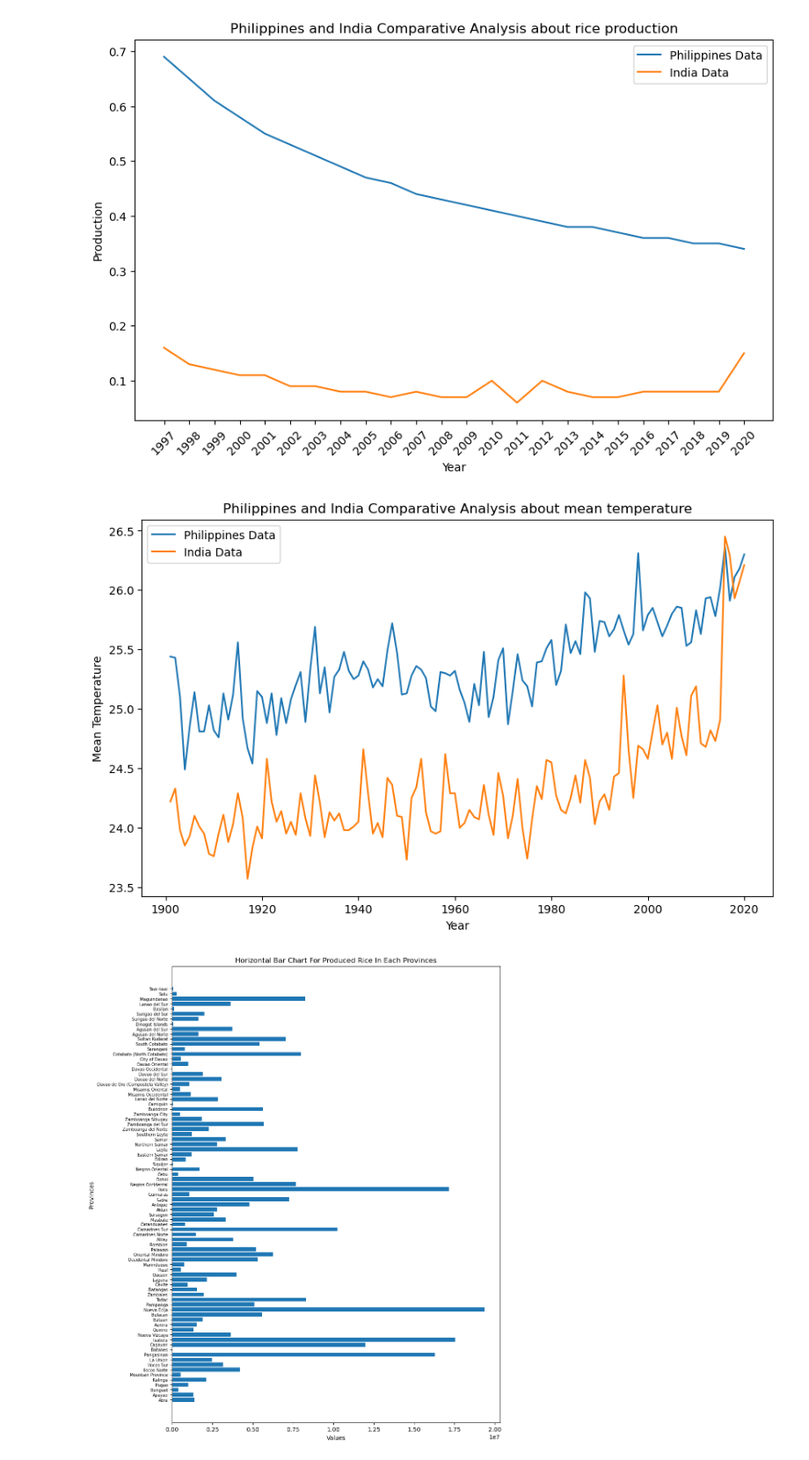
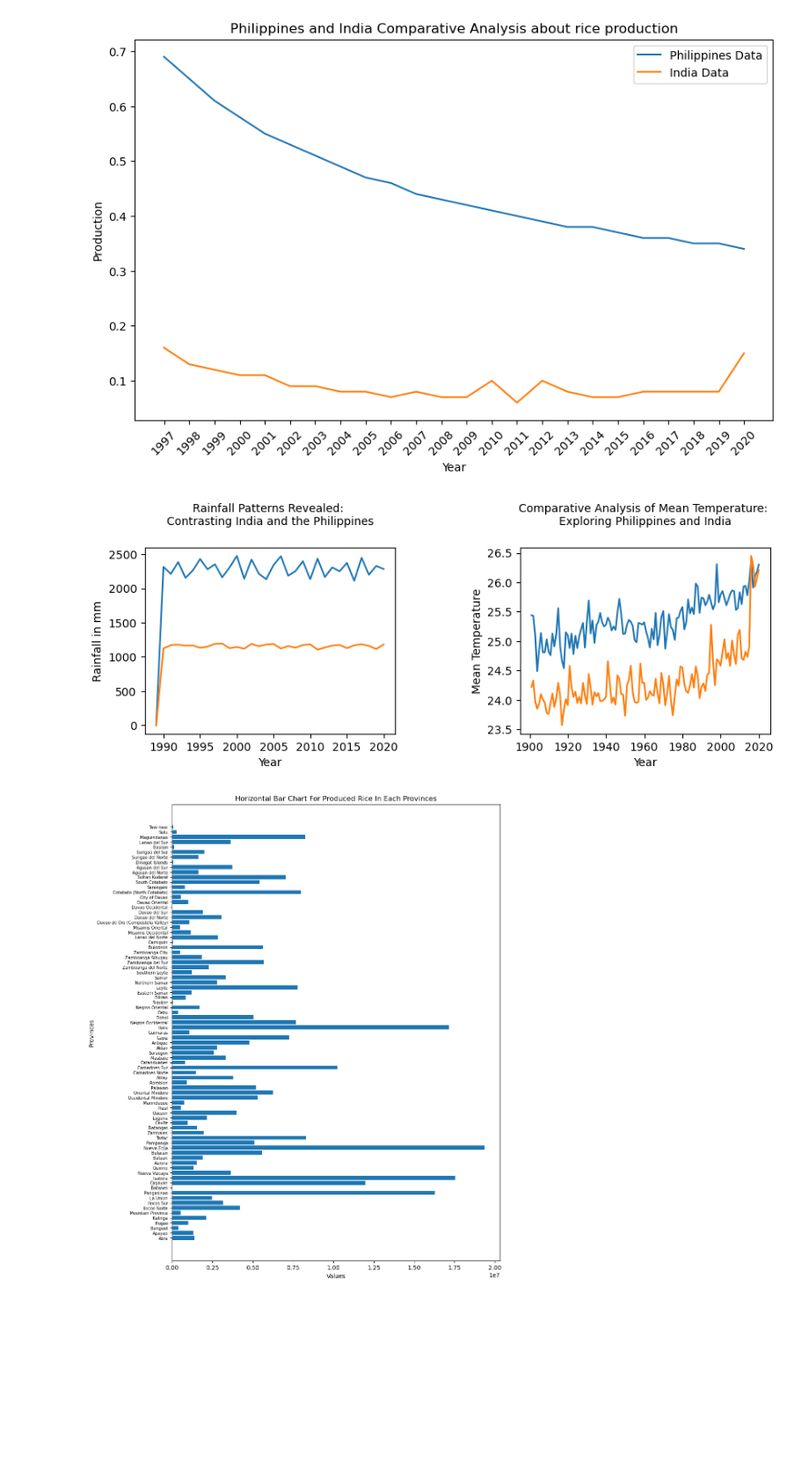
Before and after one commit to arvinmalaluan/002_INPHIRICE, a Jupyter notebook: assets/data-analytics.ipynb, the cells around one changed output. Shown at 88% size. Drawn from its saved outputs; the diff is of its cells as text; code cells hidden in the pictures; blank space fills up the shorter version.

```diff
--- a/assets/data-analytics.ipynb
+++ b/assets/data-analytics.ipynb
@@ -17,7 +17,13 @@ ind_plcyTrds = 'Datasets/'
 ind_riceProd = 'Datasets/'
 ind_soilChrs = 'Datasets/'
 ind_socioEco = 'Datasets/'
-ind_popltion = 'Datasets/ind_population.csv'
+
+
+# General with no country as specific focus
+gen_popltion = 'Datasets/ind_population.csv'
+gen_rainfall = 'Datasets/rainfall_dataset.csv'
+gen_forsLand = 'Datasets/forest_lands_datasets.csv'
+gen_waterAva = 'Datasets/water_availability_datasets.csv'
 
 # Datasets of Philippines
 phi_agriPrac = 'Datasets/phi_AgriculturalPracticesDatasets_verified.csv'
@@ -268,17 +233,0 @@ for in_new_wthr in wthr_year:
-# %%
-#displaying results
-mpl.figure(figsize=(10, 6))
-
-mpl.plot(wthr_year, dta_phi_wthr, label='Philippines Data')
-mpl.plot(wthr_year, dta_ind_wthr, label='India Data')
-
-mpl.xlabel('Year')
-mpl.ylabel('Mean Temperature')
-
-mpl.title('Philippines and India Comparative Analysis about mean temperature')
-
-
-mpl.legend()
-mpl.show()
-# %% [output]
-[figure, removed]
@@ -285,3 +305,33 @@ mpl.show()
+# %%
+# Rainfall Line Chart
+mpl.figure(figsize=(10, 3))
+mpl.subplot(1, 2, 1)
+mpl.plot(yrs_rainData, phi_rainData, label='Philippines Data')
+mpl.plot(yrs_rainData, ind_rainData, label='India Data')
+
+mpl.xlabel('Year')
+mpl.ylabel('Rainfall in mm')
+
+mpl.title('Rainfall Patterns Revealed: \nContrasting India and the Philippines', fontsize=10, pad=20)
+
+
+
+#displaying results
+mpl.subplot(1, 2, 2)
+mpl.subplots_adjust(wspace=0.5)
+
+mpl.plot(wthr_year, dta_phi_wthr, label='Philippines Data')
+mpl.plot(wthr_year, dta_ind_wthr, label='India Data')
+
+mpl.xlabel('Year')
+mpl.ylabel('Mean Temperature')
+
+mpl.title('Comparative Analysis of Mean Temperature: \nExploring Philippines and India', fontsize=10, pad=20)
+
+
+mpl.show()
+# %% [output]
+[figure, added]
 # %%
 mpl.figure(figsize=(10, 14))
 
```
Also changed, not shown: parts of 6 cells of this notebook, 1 other file.
